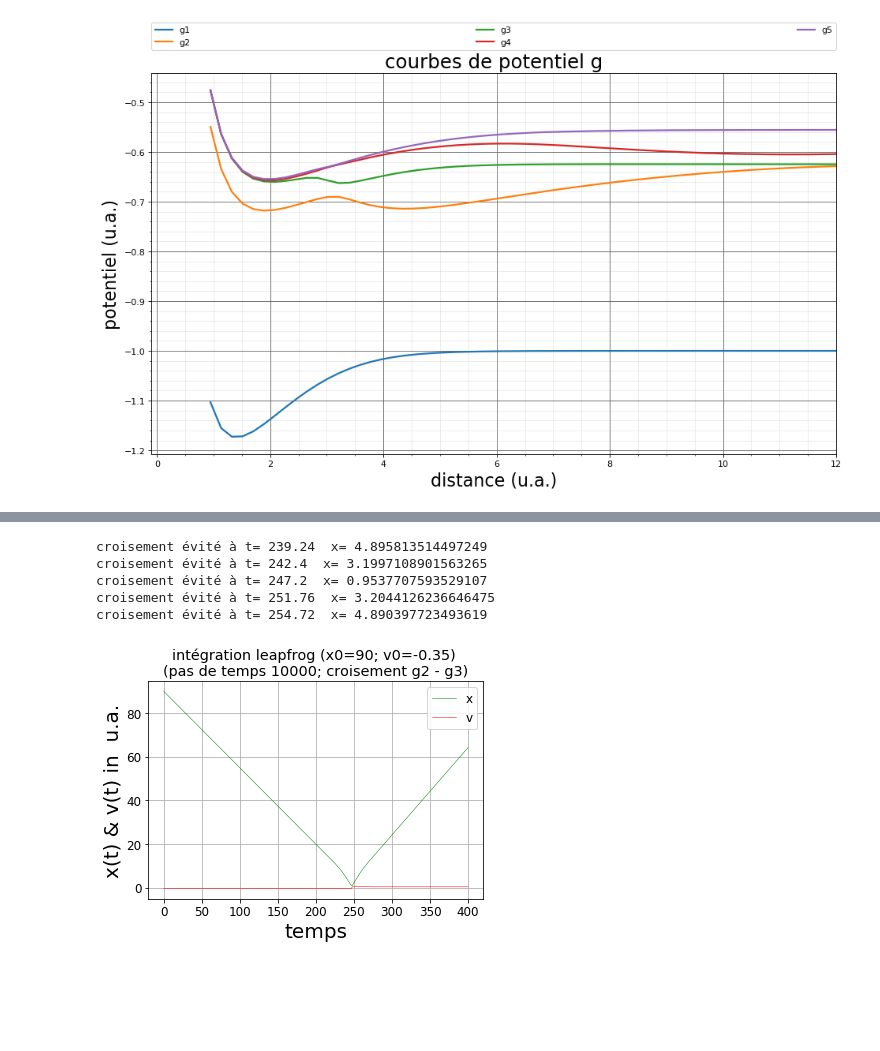
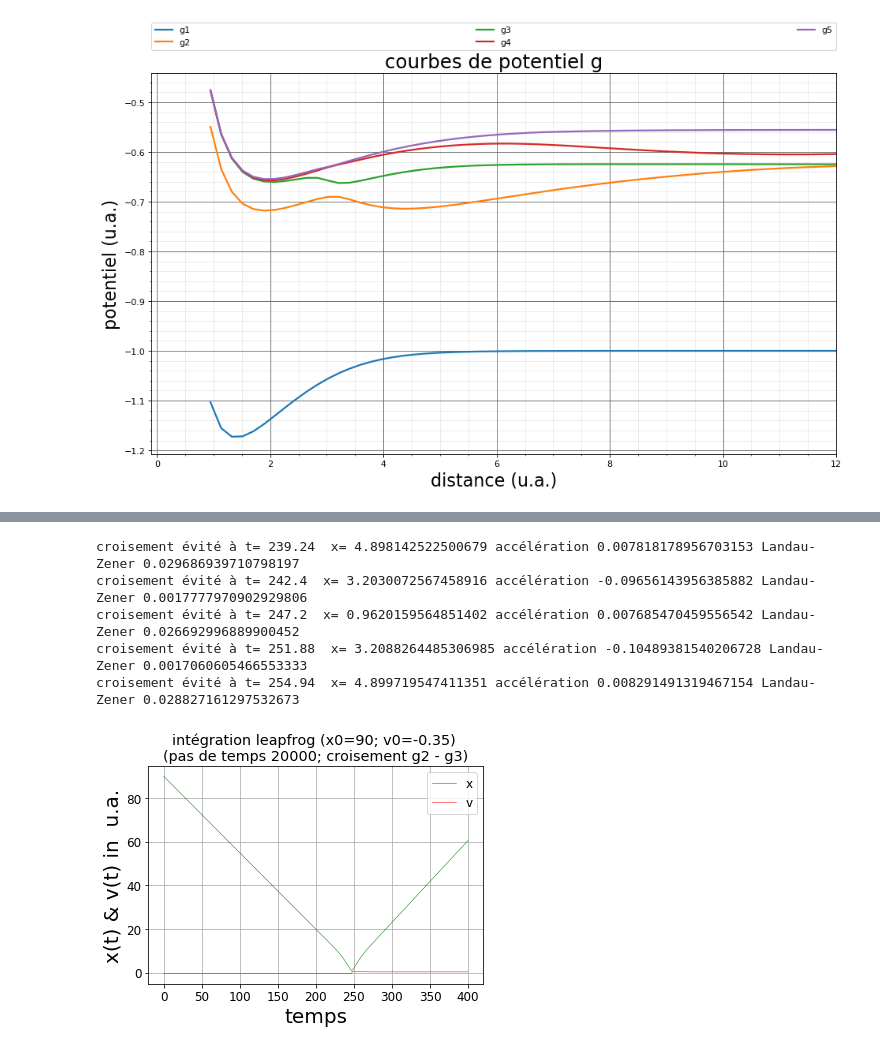
Before and after one commit to Yves-LEMEN/croisements-evites, a Jupyter notebook: croisements évités.ipynb, the cells around one changed output, grey strips where cells are left out. Saved outputs shown, nothing was run; the diff lists cells and outputs as text; code cells hidden in the pictures; blank space fills up the shorter version.

```diff
--- a/croisements évités.ipynb
+++ b/croisements évités.ipynb
@@ -63,7 +73,7 @@ Potentiel1=g3
 
 ###############################################################################
 # entrée des paramètres temporels - limite de temps tps pas temporel Mm
-Mm = 10000
+Mm = 20000
 tps=400
 tp=np.linspace(0,tps,Mm)
 dtp = tp[1] - tp[0]
@@ -89,19 +99,30 @@ def resoudre(x0,v0, Mm, Potentiel):
 # Intégration "leapfrog"
     k0= derivpot(x0,Potentiel)
     dV=zeros(3)
-    for i in range(0,Mm-1):
+    v[1] = v[0] - dtp*k0
+    x[1] = x[0] + dtp*v[1]
+    k0=derivpot(x[1],Potentiel)
+    v[2] = v[1] - dtp*k0
+    x[2] = x[1] + dtp*v[2]
+    k0=derivpot(x[1],Potentiel)
+
+    for i in range(2,Mm-1):
         v[i + 1] = v[i] - dtp*k0
         x[i + 1] = x[i] + dtp*v[i + 1]
-        if i!=0: k0=derivpot(x[i],Potentiel)
+        k0=derivpot(x[i],Potentiel)
 
-        if i<3:continue
         dV[0]=Potentiel(x[i-2])-Potentiel1(x[i-2])
         dV[1]=Potentiel(x[i-1])-Potentiel1(x[i-1])
         dV[2]=Potentiel(x[i])-Potentiel1(x[i])
         delta=(dV[1]-dV[0])*(dV[2]-dV[1])
         if delta>0:continue
         tcr=tps*(i-1)/Mm
-        print('croisement évité à t=', tcr, ' x=',x[i-1] )
+
+        d2V=(dV[2]-2*dV[1]+dV[0])/dtp**2
+
+        L_Z=exp(-pi/2)*sqrt(abs(dV[1]**3/(3*d2V)))
+
+        print('croisement évité à t=', tcr, ' x=',x[i-1] , 'accélération', d2V, 'Landau-Zener', L_Z)
 
     return x,v
 ###############################################################################
@@ -110,39 +131,39 @@ x,v = resoudre(x0,v0,Mm,Potentiel)
 # représentation graphique
 
 texte1 = set(varname for varname, varval in globals().items() if varval is Potentiel)
 texte1.discard('Potentiel')
 e1 = next(iter(texte1))
 texte2 = set(varname for varname, varval in globals().items() if varval is Potentiel1)
 texte2.discard('Potentiel1')
 e2 = next(iter(texte2))
 rcParams["axes.grid"] = True
 rcParams['font.size'] = 12
 rcParams['axes.labelsize'] = 20
 
 
 plt.plot(tp,x,'g',linewidth=0.5, label='x')
 plt.plot(tp,v,'r',linewidth=0.5, label='v')
 
 xlabel("temps")
 express1="x(t) & v(t) in  u.a."
 ylabel(express1)
 
 plt.legend(loc='best', frameon= True)
 
 Titrea="intégration leapfrog (x0={}; v0={}) \n%s".format(x0,v0)
 Titreb = "(pas de temps {}; croisement {} - {})".format(Mm,e1,e2)
 plt.title(Titrea % "\n".join(wrap(Titreb)))
 
 
 ###############################################################################
 show()
 # %% [output]
-croisement évité à t= 239.24  x= 4.895813514497249
-croisement évité à t= 242.4  x= 3.1997108901563265
-croisement évité à t= 247.2  x= 0.9537707593529107
-croisement évité à t= 251.76  x= 3.2044126236646475
-croisement évité à t= 254.72  x= 4.890397723493619
+croisement évité à t= 239.24  x= 4.898142522500679 accélération 0.007818178956703153 Landau-Zener 0.029686939710798197
+croisement évité à t= 242.4  x= 3.2030072567458916 accélération -0.09656143956385882 Landau-Zener 0.0017777970902929806
+croisement évité à t= 247.2  x= 0.9620159564851402 accélération 0.007685470459556542 Landau-Zener 0.026692996889900452
+croisement évité à t= 251.88  x= 3.2088264485306985 accélération -0.10489381540206728 Landau-Zener 0.0017060605466553333
+croisement évité à t= 254.94  x= 4.899719547411351 accélération 0.008291491319467154 Landau-Zener 0.028827161297532673
-[figure, old version]
+[figure, new version]
 # %%
 x0=90
 v0=-0.35
```
Also changed, not shown: parts of 8 cells of this notebook.
